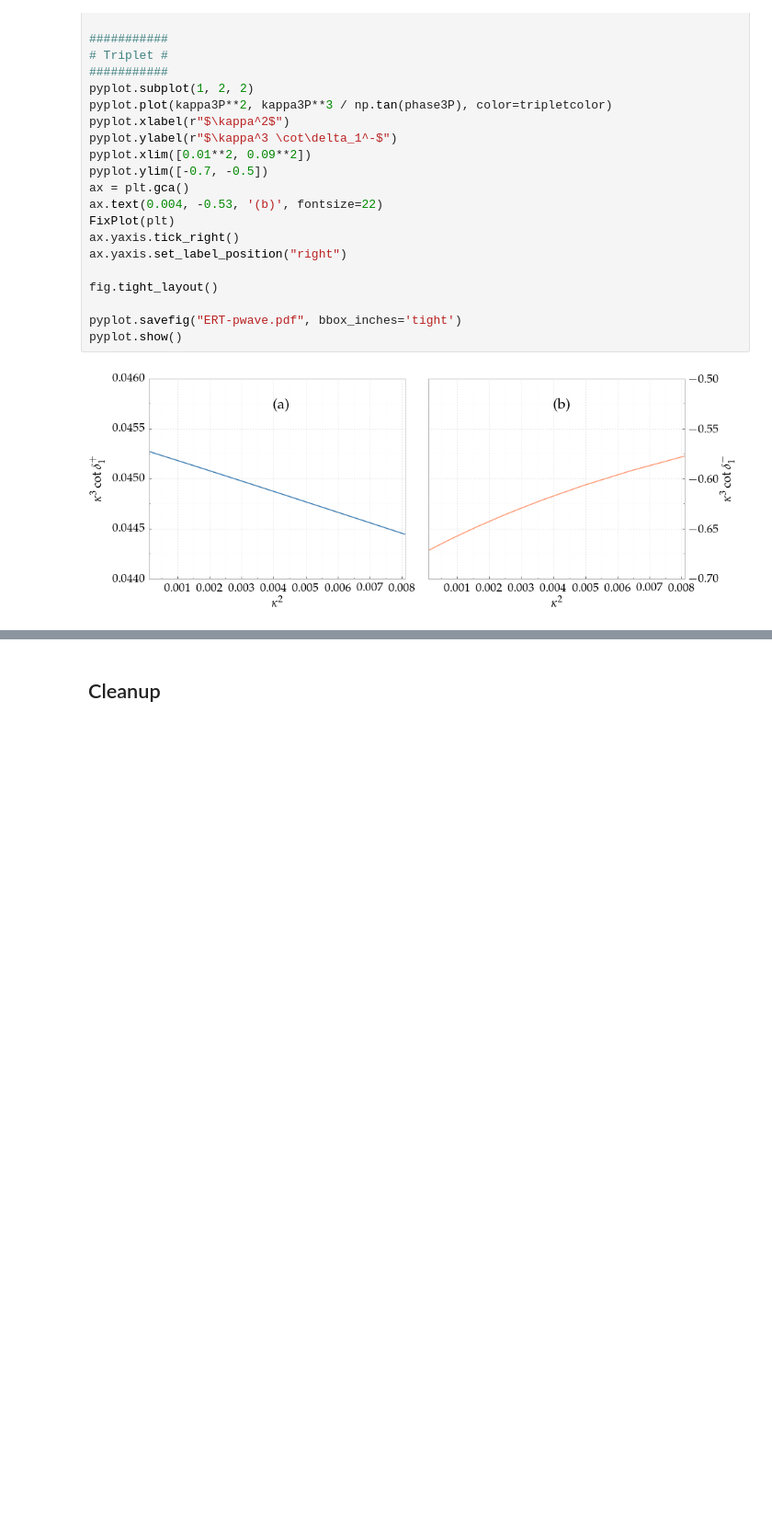
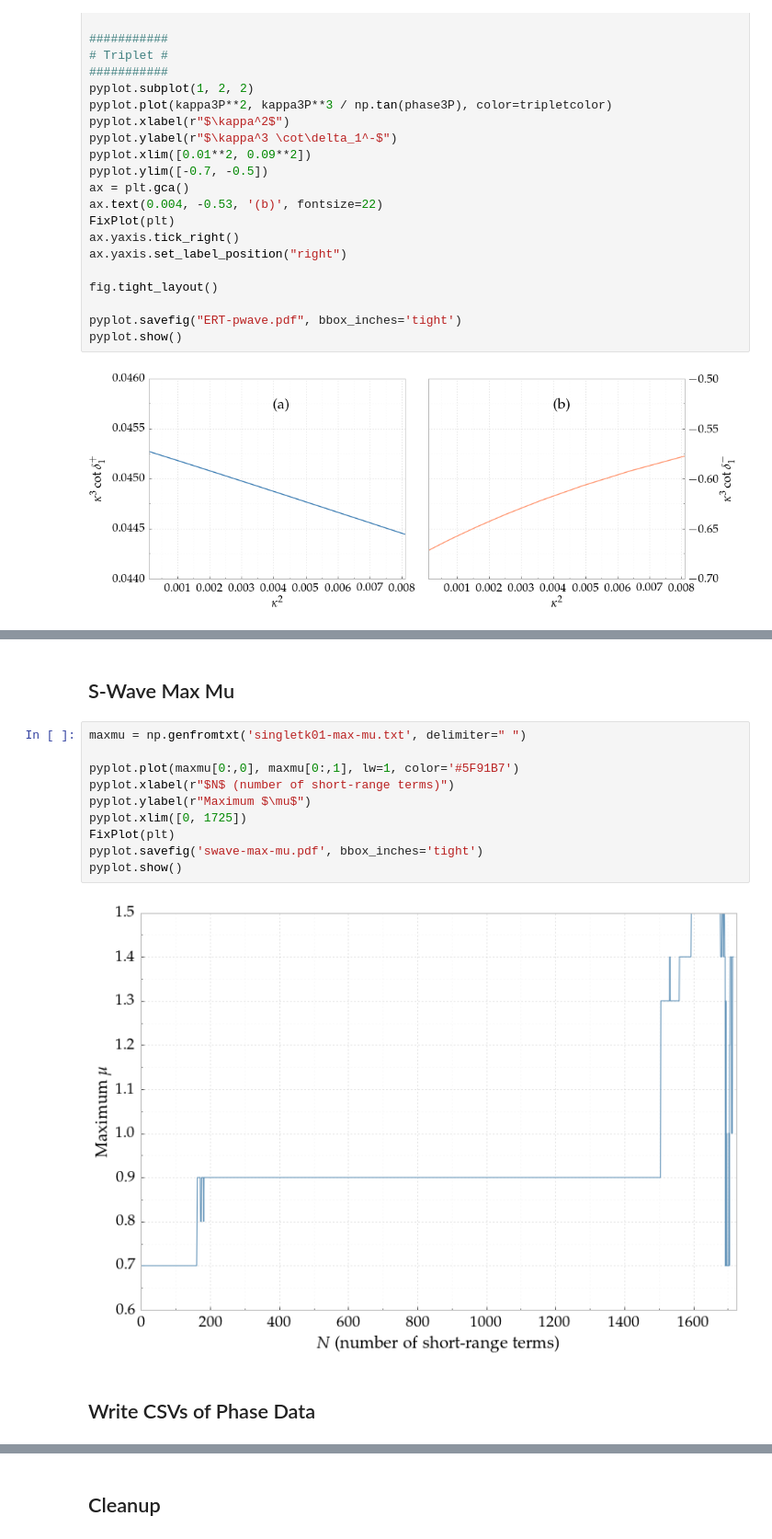
Before and after one commit to DentonW/Papers, a Jupyter notebook: Dissertation/IPython/Dissertation.ipynb, the cells around one changed output, grey strips where cells are left out. Shown at 92% size. Saved outputs shown, nothing was run; the diff lists cells and outputs as text; blank space fills up the shorter version.

```diff
--- a/Dissertation/IPython/Dissertation.ipynb
+++ b/Dissertation/IPython/Dissertation.ipynb
@@ -2553,0 +2597,16 @@ pyplot.show()
+# %% [markdown]
+## S-Wave Max Mu
+# %%
+maxmu = np.genfromtxt('singletk01-max-mu.txt', delimiter=" ")
+
+pyplot.plot(maxmu[0:,0], maxmu[0:,1], lw=1, color='#5F91B7')
+pyplot.xlabel(r"$N$ (number of short-range terms)")
+pyplot.ylabel(r"Maximum $\mu$")
+pyplot.xlim([0, 1725])
+FixPlot(plt)
+pyplot.savefig('swave-max-mu.pdf', bbox_inches='tight')
+pyplot.show()
+# %% [output]
+[figure, added]
+# %% [markdown]
+## Write CSVs of Phase Data
```
Also changed, not shown: parts of 7 cells of this notebook, 20 other files.
